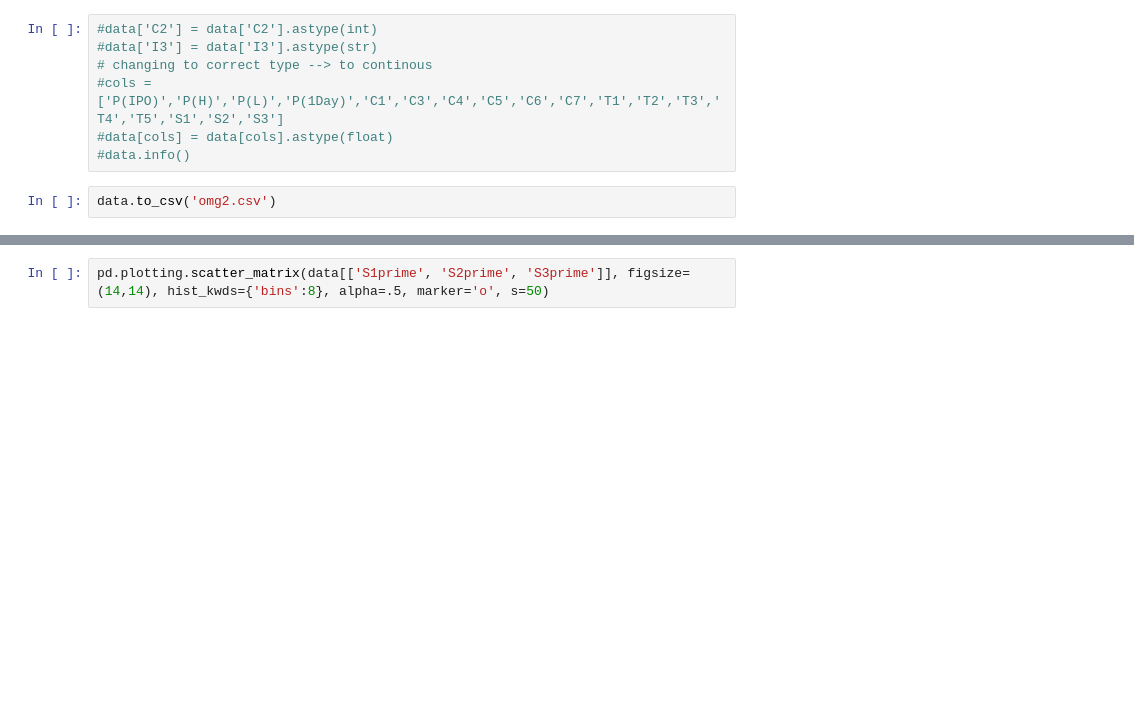
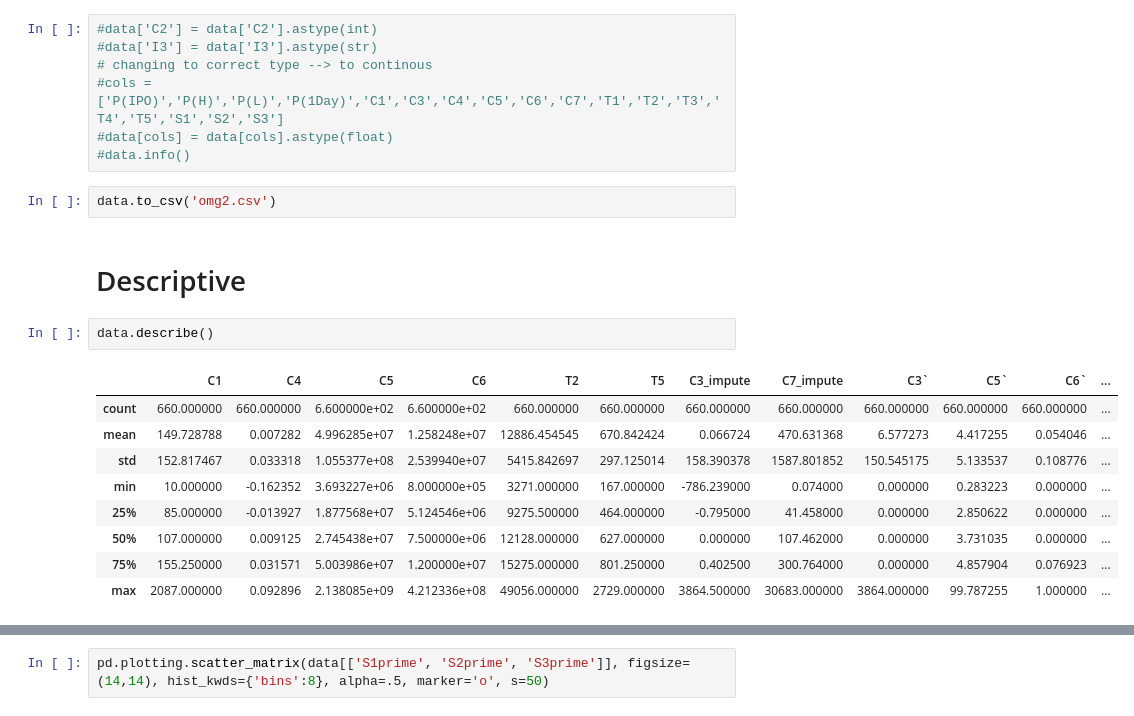
Before and after one commit to fairfield-university-ba545/project1-mem, a Jupyter notebook: ERIK_TEST.ipynb, the cells around one changed output, grey strips where cells are left out. Saved outputs shown, nothing was run; the diff lists cells and outputs as text; blank space fills up the shorter version.

```diff
--- a/ERIK_TEST.ipynb
+++ b/ERIK_TEST.ipynb
@@ -247,3 +250,17 @@ Index(['I1', 'I2', 'I3', 'P(IPO)', 'P(H)', 'P(L)', 'P(1Day)', 'C1', 'C2', 'C4',
 #data.info()
 # %%
 data.to_csv('omg2.csv')
+# %% [markdown]
+# Descriptive
+# %%
+data.describe()
+# %% [output]
+|  | C1 | C4 | C5 | C6 | T2 | T5 | C3_impute | C7_impute | C3` | C5` | C6` | ... |
+| count | 660.000000 | 660.000000 | 6.600000e+02 | 6.600000e+02 | 660.000000 | 660.000000 | 660.000000 | 660.000000 | 660.000000 | 660.000000 | 660.000000 | ... |
+| mean | 149.728788 | 0.007282 | 4.996285e+07 | 1.258248e+07 | 12886.454545 | 670.842424 | 0.066724 | 470.631368 | 6.577273 | 4.417255 | 0.054046 | ... |
+| std | 152.817467 | 0.033318 | 1.055377e+08 | 2.539940e+07 | 5415.842697 | 297.125014 | 158.390378 | 1587.801852 | 150.545175 | 5.133537 | 0.108776 | ... |
+| min | 10.000000 | -0.162352 | 3.693227e+06 | 8.000000e+05 | 3271.000000 | 167.000000 | -786.239000 | 0.074000 | 0.000000 | 0.283223 | 0.000000 | ... |
+| 25% | 85.000000 | -0.013927 | 1.877568e+07 | 5.124546e+06 | 9275.500000 | 464.000000 | -0.795000 | 41.458000 | 0.000000 | 2.850622 | 0.000000 | ... |
+| 50% | 107.000000 | 0.009125 | 2.745438e+07 | 7.500000e+06 | 12128.000000 | 627.000000 | 0.000000 | 107.462000 | 0.000000 | 3.731035 | 0.000000 | ... |
+| 75% | 155.250000 | 0.031571 | 5.003986e+07 | 1.200000e+07 | 15275.000000 | 801.250000 | 0.402500 | 300.764000 | 0.000000 | 4.857904 | 0.076923 | ... |
+| max | 2087.000000 | 0.092896 | 2.138085e+09 | 4.212336e+08 | 49056.000000 | 2729.000000 | 3864.500000 | 30683.000000 | 3864.000000 | 99.787255 | 1.000000 | ... |
```
Also changed, not shown: parts of 10 cells of this notebook, 1 other file.
